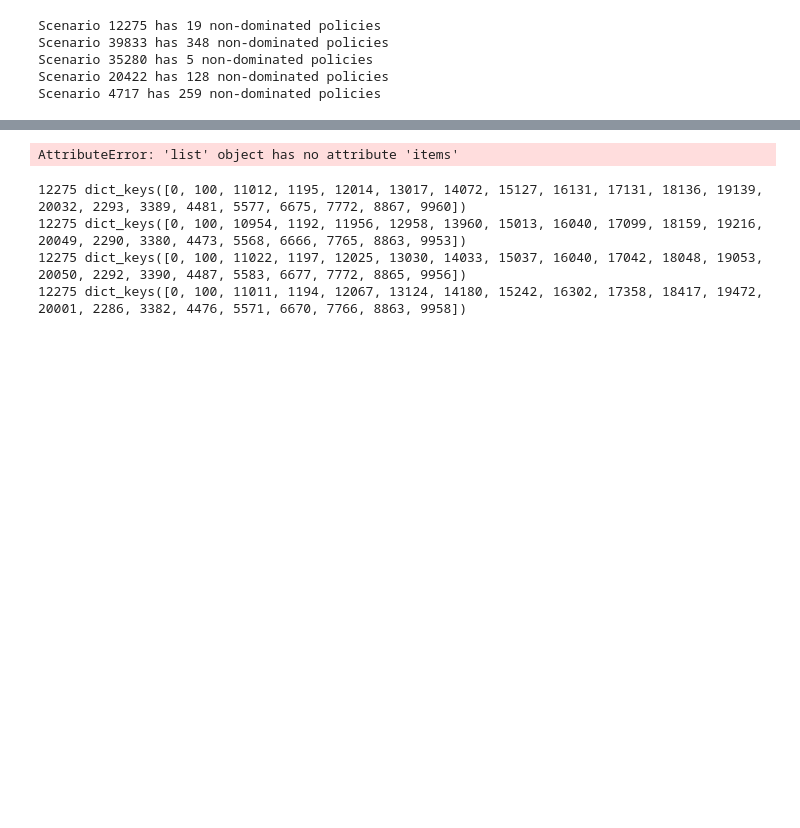
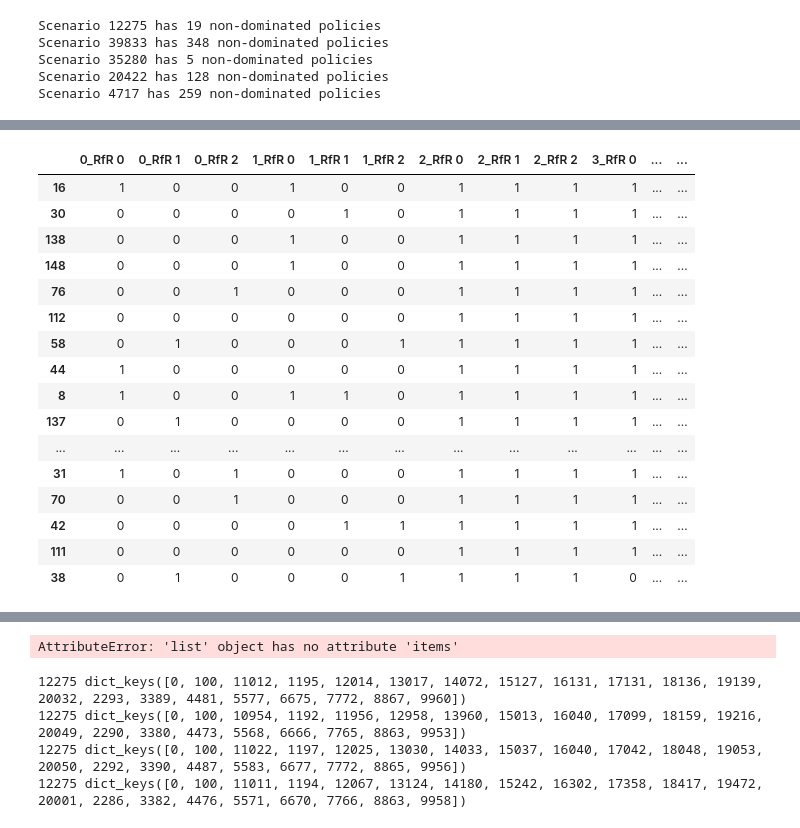
Before and after one commit to pherfkens/PROJECT_MBDM_GROUP1, a Jupyter notebook: final assignment/directed_search.ipynb, the cells around one changed output, grey strips where cells are left out. Saved outputs shown, nothing was run; the diff lists cells and outputs as text; code cells hidden in the pictures; blank space fills up the shorter version.

```diff
--- a/final assignment/directed_search.ipynb
+++ b/final assignment/directed_search.ipynb
@@ -138,0 +174,6 @@ Scenario 4717 has 1026 unique policies
+# %%
+df_base_14779 = (df_base_composite_ooi.iloc[[0]])
+df_base_48226 = (df_base_composite_ooi.iloc[[1]])
+df_base_42720 = (df_base_composite_ooi.iloc[[2]])
+df_base_24626 = (df_base_composite_ooi.iloc[[3]])
+df_base_5666 = (df_base_composite_ooi.iloc[[4]])
@@ -138,0 +219,14 @@ Scenario 4717 has 1026 unique policies
+# %%
+df_temp_1 = compare_ooi(df_base_14779, df_12275, '14779')
+df_temp_2 = compare_ooi(df_base_48226, df_39833, '48226')
+df_temp_3 = compare_ooi(df_base_42720, df_35280, '42720')
+df_temp_4 = compare_ooi(df_base_24626, df_20422, '24626')
+df_temp_5 = compare_ooi(df_base_5666, df_4717, '5666')
+
+df_constrained_policies = pd.concat([df_temp_1, df_temp_2, df_temp_3, df_temp_4, df_temp_5], ignore_index=True)
+df_constrained_policies
+# 12275 = 14779
+# 39833 = 48226
+# 38280 = 42720
+# 20422 = 24626
+# 4717 = 5666
@@ -138,0 +348,60 @@ Scenario 4717 has 1026 unique policies
+# %%
+from sklearn.cluster import KMeans
+import numpy as np
+
+# Define lever and outcome columns
+policy_columns = ['0_RfR 0', '0_RfR 1', '0_RfR 2', '1_RfR 0', '1_RfR 1', '1_RfR 2',
+       '2_RfR 0', '2_RfR 1', '2_RfR 2', '3_RfR 0', '3_RfR 1', '3_RfR 2',
+       '4_RfR 0', '4_RfR 1', '4_RfR 2', 'EWS_DaysToThreat',
+       'A.1_DikeIncrease 0', 'A.1_DikeIncrease 1', 'A.1_DikeIncrease 2',
+       'A.2_DikeIncrease 0', 'A.2_DikeIncrease 1', 'A.2_DikeIncrease 2',
+       'A.3_DikeIncrease 0', 'A.3_DikeIncrease 1', 'A.3_DikeIncrease 2',
+       'A.4_DikeIncrease 0', 'A.4_DikeIncrease 1', 'A.4_DikeIncrease 2',
+       'A.5_DikeIncrease 0', 'A.5_DikeIncrease 1', 'A.5_DikeIncrease 2'
+]
+outcome_columns = ['A.1_External Costs', 'A.1_Expected Number of Deaths',
+       'A.1_Expected Annual Damage', 'A.2_External Costs',
+       'A.2_Expected Number of Deaths', 'A.2_Expected Annual Damage',
+       'composite_ooi'
+]
+
+# Optionally normalize outcome columns if needed
+
+# Perform K-means clustering on lever columns
+kmeans = KMeans(n_clusters=70, random_state=0)
+clusters = kmeans.fit_predict(df[policy_columns])
+
+# Identify representatives from each cluster
+cluster_centers = kmeans.cluster_centers_
+cluster_indices = []
+for i in range(kmeans.n_clusters):
+    cluster_indices.append(np.where(clusters == i)[0])
+
+# Select policies ensuring diversity in lever choices
+selected_policies = []
+for indices in cluster_indices:
+    if len(indices) > 0:
+        selected_policies.extend(np.random.choice(indices, size=min(len(indices), 1), replace=False))
+
+# Select 50 policies ensuring diversity in outcomes as well
+selected_policies = selected_policies[:50]  # Ensure only 50 policies are selected
+diverse_policies = df.iloc[selected_policies]
+diverse_policies
+# %% [output]
+|  | 0_RfR 0 | 0_RfR 1 | 0_RfR 2 | 1_RfR 0 | 1_RfR 1 | 1_RfR 2 | 2_RfR 0 | 2_RfR 1 | 2_RfR 2 | 3_RfR 0 | ... | ... |
+| 16 | 1 | 0 | 0 | 1 | 0 | 0 | 1 | 1 | 1 | 1 | ... | ... |
+| 30 | 0 | 0 | 0 | 0 | 1 | 0 | 1 | 1 | 1 | 1 | ... | ... |
+| 138 | 0 | 0 | 0 | 1 | 0 | 0 | 1 | 1 | 1 | 1 | ... | ... |
+| 148 | 0 | 0 | 0 | 1 | 0 | 0 | 1 | 1 | 1 | 1 | ... | ... |
+| 76 | 0 | 0 | 1 | 0 | 0 | 0 | 1 | 1 | 1 | 1 | ... | ... |
+| 112 | 0 | 0 | 0 | 0 | 0 | 0 | 1 | 1 | 1 | 1 | ... | ... |
+| 58 | 0 | 1 | 0 | 0 | 0 | 1 | 1 | 1 | 1 | 1 | ... | ... |
+| 44 | 1 | 0 | 0 | 0 | 0 | 0 | 1 | 1 | 1 | 1 | ... | ... |
+| 8 | 1 | 0 | 0 | 1 | 1 | 0 | 1 | 1 | 1 | 1 | ... | ... |
+| 137 | 0 | 1 | 0 | 0 | 0 | 0 | 1 | 1 | 1 | 1 | ... | ... |
+| ... | ... | ... | ... | ... | ... | ... | ... | ... | ... | ... | ... | ... |
+| 31 | 1 | 0 | 1 | 0 | 0 | 0 | 1 | 1 | 1 | 1 | ... | ... |
+| 70 | 0 | 0 | 1 | 0 | 0 | 0 | 1 | 1 | 1 | 1 | ... | ... |
+| 42 | 0 | 0 | 0 | 0 | 1 | 1 | 1 | 1 | 1 | 1 | ... | ... |
+| 111 | 0 | 0 | 0 | 0 | 0 | 0 | 1 | 1 | 1 | 1 | ... | ... |
+| 38 | 0 | 1 | 0 | 0 | 0 | 1 | 1 | 1 | 1 | 0 | ... | ... |
```
Also changed, not shown: parts of 14 cells of this notebook, 1 other file.
